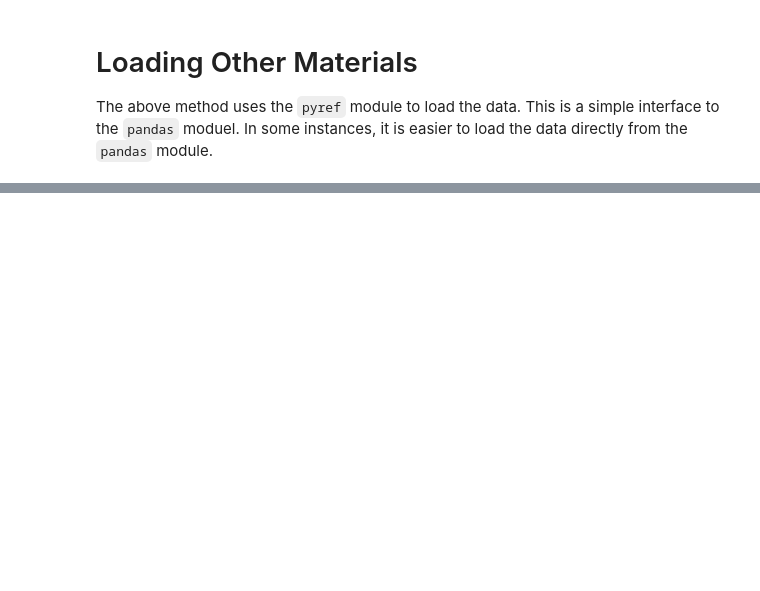
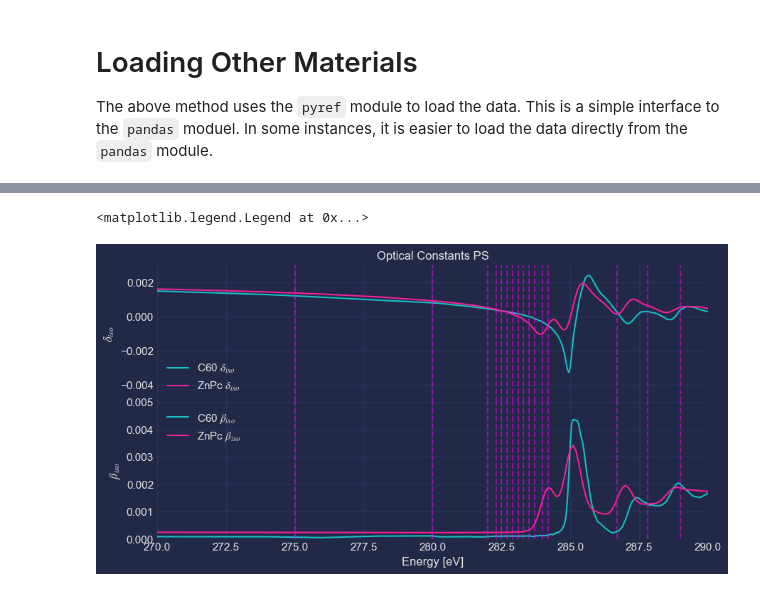
Before and after one commit to WSU-Carbon-Lab/pyref, a Jupyter notebook: docs/OrientedOpticalConstants.ipynb, the cells around one changed output, grey strips where cells are left out. Saved outputs shown, nothing was run; the diff lists cells and outputs as text; code cells hidden in the pictures; blank space fills up the shorter version.

```diff
--- a/docs/OrientedOpticalConstants.ipynb
+++ b/docs/OrientedOpticalConstants.ipynb
@@ -610,0 +201,24 @@ KeyboardInterrupt:
+# %%
+fig, ax = plt.subplots(nrows = 2, sharex = True, gridspec_kw={"height_ratios": [1, 1], "hspace": 0})
+PS.plot(ax = ax[0], y = r"$\delta_{iso}$", xlim = (270, 290), ylim = (-0.005, 0.003))
+PS.plot(ax = ax[1], y = r"$\beta_{iso}$", xlim = (270, 290), ylim = (0, 0.005))
+
+ens = PS.index.values
+
+ax[0].plot(ens, dft.iso.delta(ens))
+ax[1].plot(ens, dft.iso.beta(ens))
+
+ax[0].set_ylabel(r"$\delta_{iso}$")
+ax[1].set_ylabel(r"$\beta_{iso}$")
+ax[1].set_xlabel("Energy [eV]")
+ax[0].set_title("Optical Constants PS")
+
+for en in refl_energies:
+    ax[0].axvline(en, color = "magenta", linestyle = "--", alpha = 0.5)
+    ax[1].axvline(en, color = "magenta", linestyle = "--", alpha = 0.5)
+
+ax[0].legend([r"C60 $\delta_{iso}$", r"ZnPc $\delta_{iso}$"])
+ax[1].legend([r"C60 $\beta_{iso}$", r"ZnPc $\beta_{iso}$"])
+# %% [output]
+<matplotlib.legend.Legend at 0x...>
+[figure, added]
```
Also changed, not shown: parts of 32 cells of this notebook, 5 other files.
